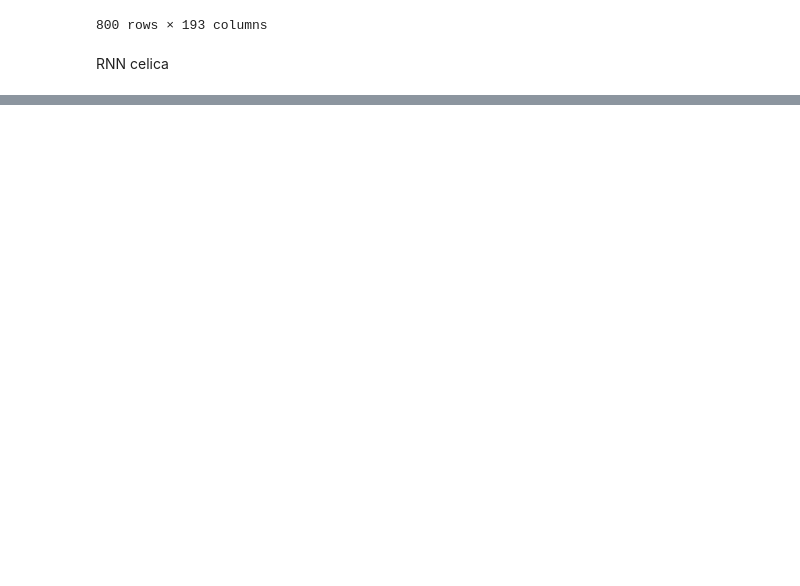
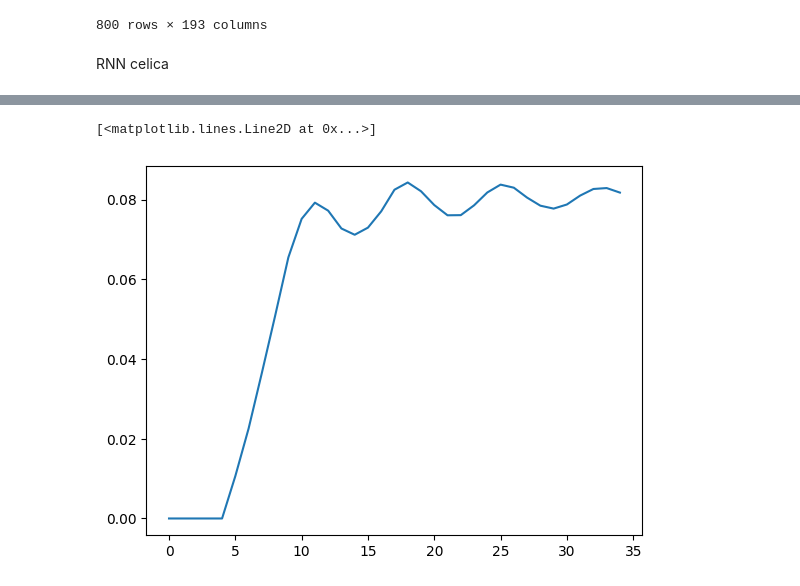
Before and after one commit to tadejpetric/nsu, a Jupyter notebook: dn5/naloga.ipynb, the cells around one changed output, grey strips where cells are left out. Drawn from its saved outputs; the diff is of its cells as text; code cells hidden in the pictures; blank space fills up the shorter version.

```diff
--- a/dn5/naloga.ipynb
+++ b/dn5/naloga.ipynb
@@ -36,0 +109,5 @@ datapoints = int(X.shape[0])
+# %%
+plt.plot(compute_errors(Xtest, modelrnn, rangen(n), n))
+# %% [output]
+[<matplotlib.lines.Line2D at 0x...>]
+[figure, added]
```
Also changed, not shown: parts of 25 cells of this notebook, 2 other files.
